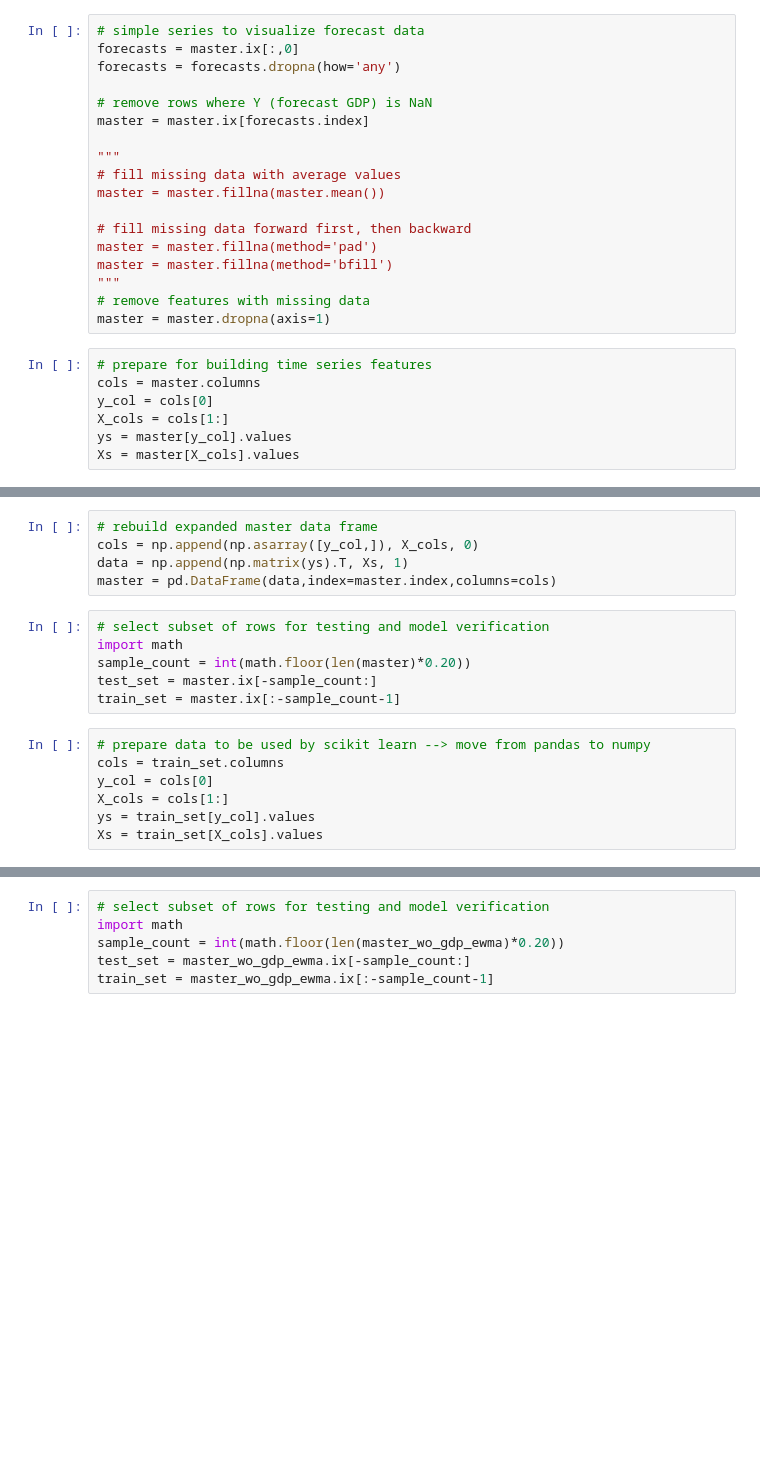
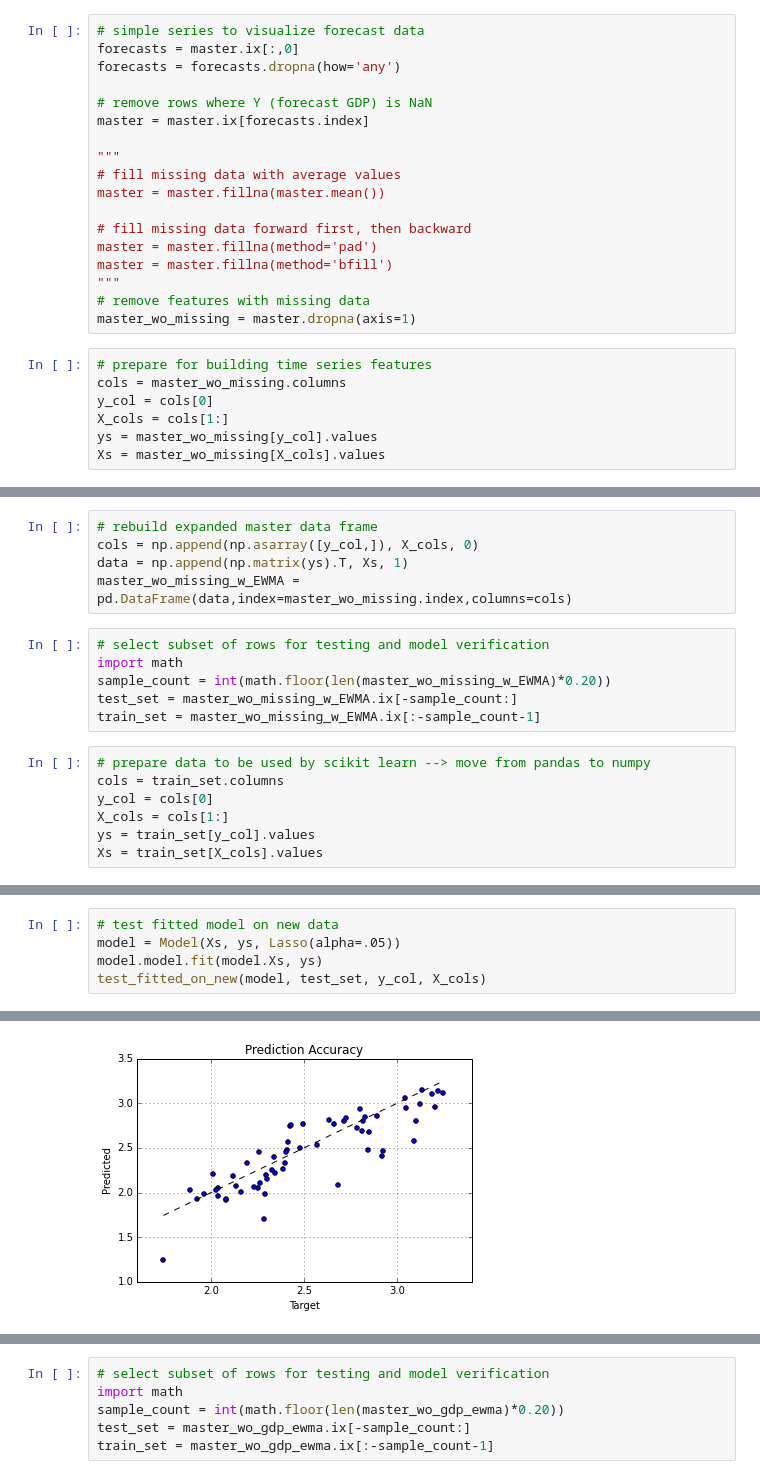
Before and after one commit to rhouck/gdp, a Jupyter notebook: Predict GDP Forecasts pt 2.ipynb, the cells around one changed output, grey strips where cells are left out. Cells and saved outputs as stored; diff of their text form; blank space fills up the shorter version.

```diff
--- a/Predict GDP Forecasts pt 2.ipynb
+++ b/Predict GDP Forecasts pt 2.ipynb
@@ -65,14 +79,14 @@ master = master.fillna(method='pad')
 master = master.fillna(method='bfill')
 """
 # remove features with missing data
-master = master.dropna(axis=1)
+master_wo_missing = master.dropna(axis=1)
 # %%
 # prepare for building time series features
-cols = master.columns
+cols = master_wo_missing.columns
 y_col = cols[0]
 X_cols = cols[1:]
-ys = master[y_col].values
-Xs = master[X_cols].values
+ys = master_wo_missing[y_col].values
+Xs = master_wo_missing[X_cols].values
 # %%
 # build exponentially weighted moving average for and each feature
 ewma = pd.stats.moments.ewma
@@ -114,13 +128,13 @@ X_cols = np.append(X_cols, time_cols, 0)
 # rebuild expanded master data frame
 cols = np.append(np.asarray([y_col,]), X_cols, 0)
 data = np.append(np.matrix(ys).T, Xs, 1)
-master = pd.DataFrame(data,index=master.index,columns=cols)
+master_wo_missing_w_EWMA = pd.DataFrame(data,index=master_wo_missing.index,columns=cols)
 # %%
 # select subset of rows for testing and model verification
 import math
-sample_count = int(math.floor(len(master)*0.20))
-test_set = master.ix[-sample_count:]
-train_set = master.ix[:-sample_count-1]
+sample_count = int(math.floor(len(master_wo_missing_w_EWMA)*0.20))
+test_set = master_wo_missing_w_EWMA.ix[-sample_count:]
+train_set = master_wo_missing_w_EWMA.ix[:-sample_count-1]
 # %%
 # prepare data to be used by scikit learn --> move from pandas to numpy
 cols = train_set.columns
@@ -325,0 +374,6 @@ r2_score: 0.70
+# %%
+# test fitted model on new data
+model = Model(Xs, ys, Lasso(alpha=.05))
+model.model.fit(model.Xs, ys)
+test_fitted_on_new(model, test_set, y_col, X_cols)
+# %% [output]
@@ -325,0 +384 @@ r2_score: 0.70
+[figure, added]
```
Also changed, not shown: parts of 35 cells of this notebook, 1 other file.
